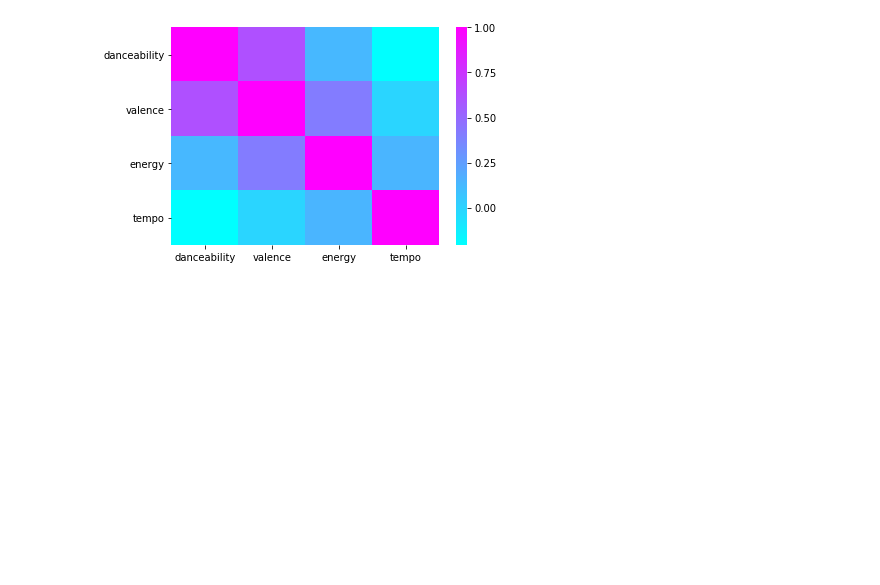
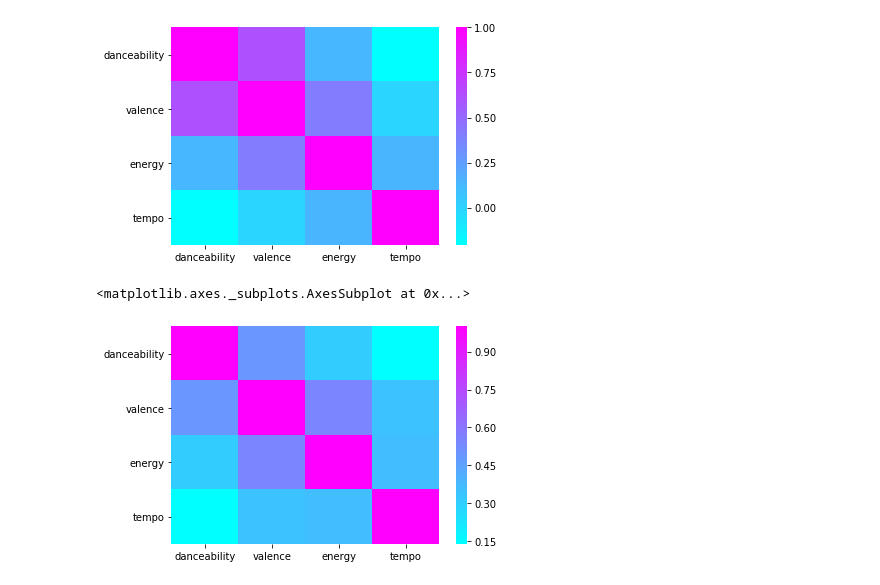
Before and after one commit to at3432/DataStudioProjects, a Jupyter notebook: Christmas/Christmas.ipynb, the cells around one changed output. Drawn from its saved outputs; the diff is of its cells as text; code cells hidden in the pictures; blank space fills up the shorter version.

```diff
--- a/Christmas/Christmas.ipynb
+++ b/Christmas/Christmas.ipynb
@@ -180,3 +220,9 @@ sns.heatmap(majorheat.corr(),annot=False,cmap="cool")
 # %% [output]
 <matplotlib.axes._subplots.AxesSubplot at 0x...>
 [figure]
+# %%
+minorheat = minor[['danceability', 'valence', 'energy', 'tempo','key']]
+sns.heatmap(minorheat.corr(),annot=False,cmap="cool")
+# %% [output]
+<matplotlib.axes._subplots.AxesSubplot at 0x...>
+[figure, added]
```
Also changed, not shown: parts of 19 cells of this notebook, 2 other files.
